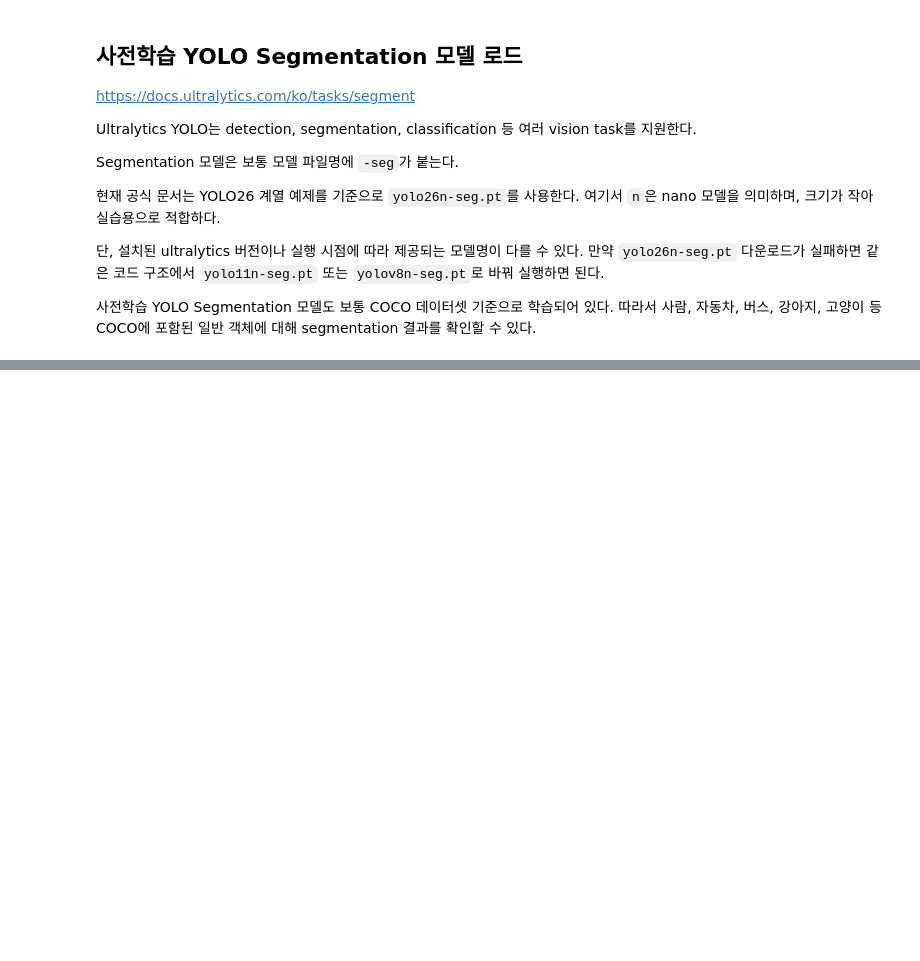
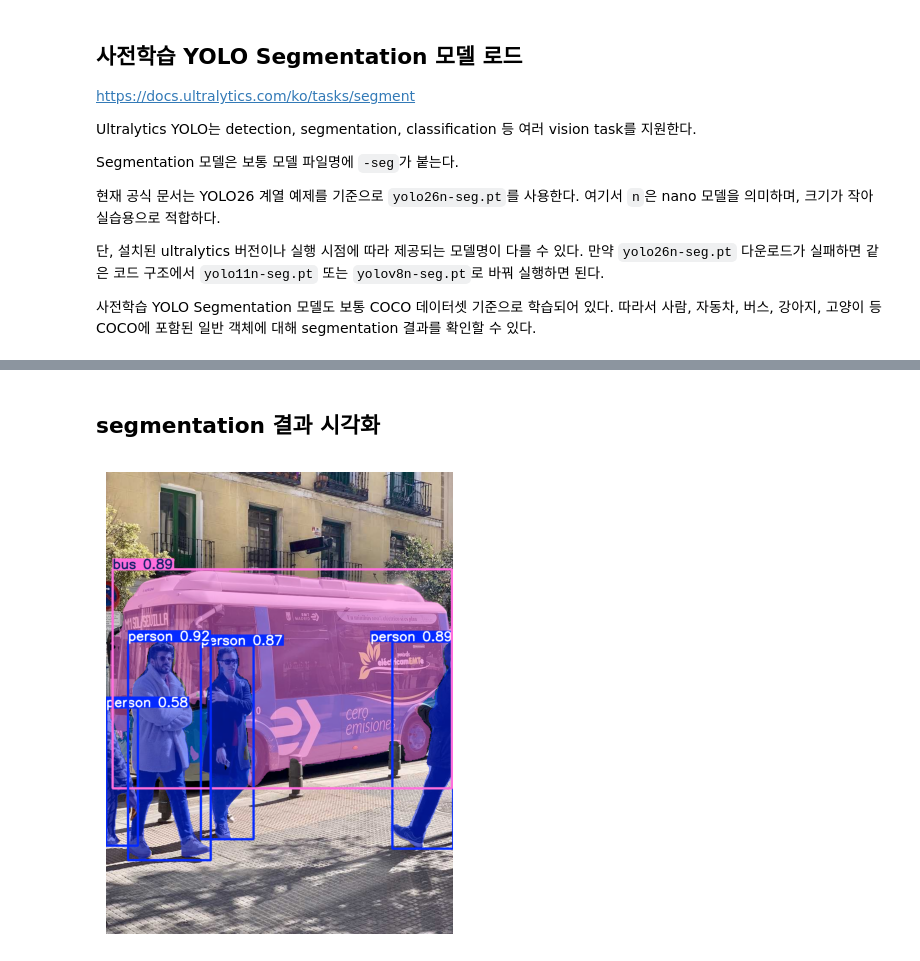
Before and after one commit to j-ai-616/09_deep_learning_multimodal, a Jupyter notebook: 01_cnn/04_yolo_segmentation.ipynb, the cells around one changed output, grey strips where cells are left out. Cells and saved outputs as stored; diff of their text form; code cells hidden in the pictures; blank space fills up the shorter version.

```diff
--- a/01_cnn/04_yolo_segmentation.ipynb
+++ b/01_cnn/04_yolo_segmentation.ipynb
@@ -56,3 +56,9 @@ Segmentation 모델은 보통 모델 파일명에 `-seg`가 붙는다.
 단, 설치된 ultralytics 버전이나 실행 시점에 따라 제공되는 모델명이 다를 수 있다. 만약 `yolo26n-seg.pt` 다운로드가 실패하면 같은 코드 구조에서 `yolo11n-seg.pt` 또는 `yolov8n-seg.pt`로 바꿔 실행하면 된다.
 
 사전학습 YOLO Segmentation 모델도 보통 COCO 데이터셋 기준으로 학습되어 있다. 따라서 사람, 자동차, 버스, 강아지, 고양이 등 COCO에 포함된 일반 객체에 대해 segmentation 결과를 확인할 수 있다.
+# %%
+MODEL_NAME = 'yolo26n-seg.pt'
+
+model = YOLO(MODEL_NAME)
+
+print(model.names)
@@ -58,0 +67,7 @@ Segmentation 모델은 보통 모델 파일명에 `-seg`가 붙는다.
+# %%
+image_source = 'https://ultralytics.com/images/bus.jpg'
+
+results = model.predict(source=image_source, conf=0.25)
+
+print(type(results))
+print(len(results))
@@ -58,0 +80,7 @@ Segmentation 모델은 보통 모델 파일명에 `-seg`가 붙는다.
+# %%
+result = results[0]
+
+print('탐지된 박스 수 : ', len(result.boxes))
+print('마스크 존재 여부 : ', result.masks is not None)
+print(result.boxes)
+print(result.masks)
@@ -58,0 +105,13 @@ Segmentation 모델은 보통 모델 파일명에 `-seg`가 붙는다.
+# %% [markdown]
+## segmentation 결과 시각화
+# %%
+segmented_image = result.plot()
+
+segmented_image_rgb = cv2.cvtColor(segmented_image, cv2.COLOR_BGR2RGB)
+
+plt.figure(figsize=(10, 6))
+plt.imshow(segmented_image_rgb)
+plt.axis('off')
+plt.show()
+# %% [output]
+[figure, added]
```
Also changed, not shown: parts of 8 cells of this notebook, 8 other files.
